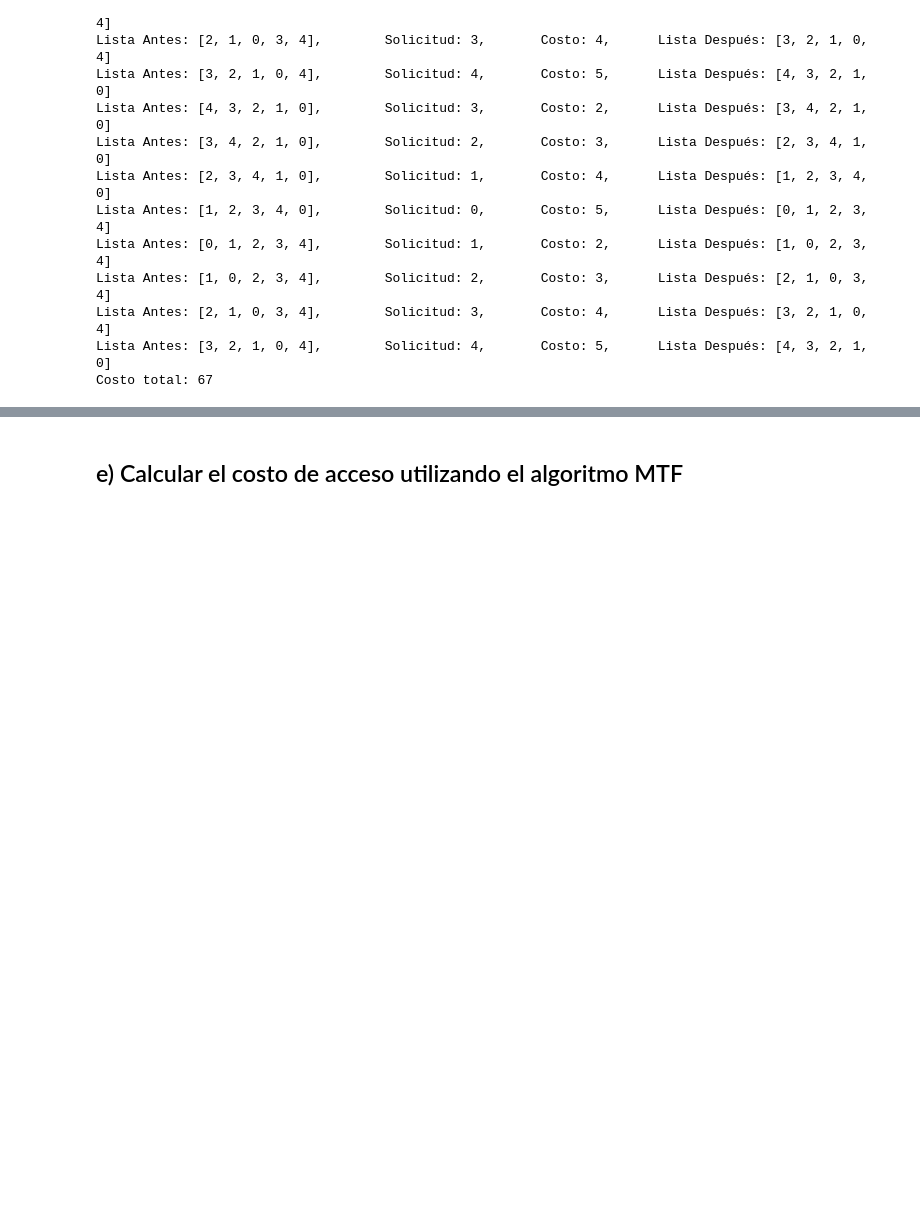
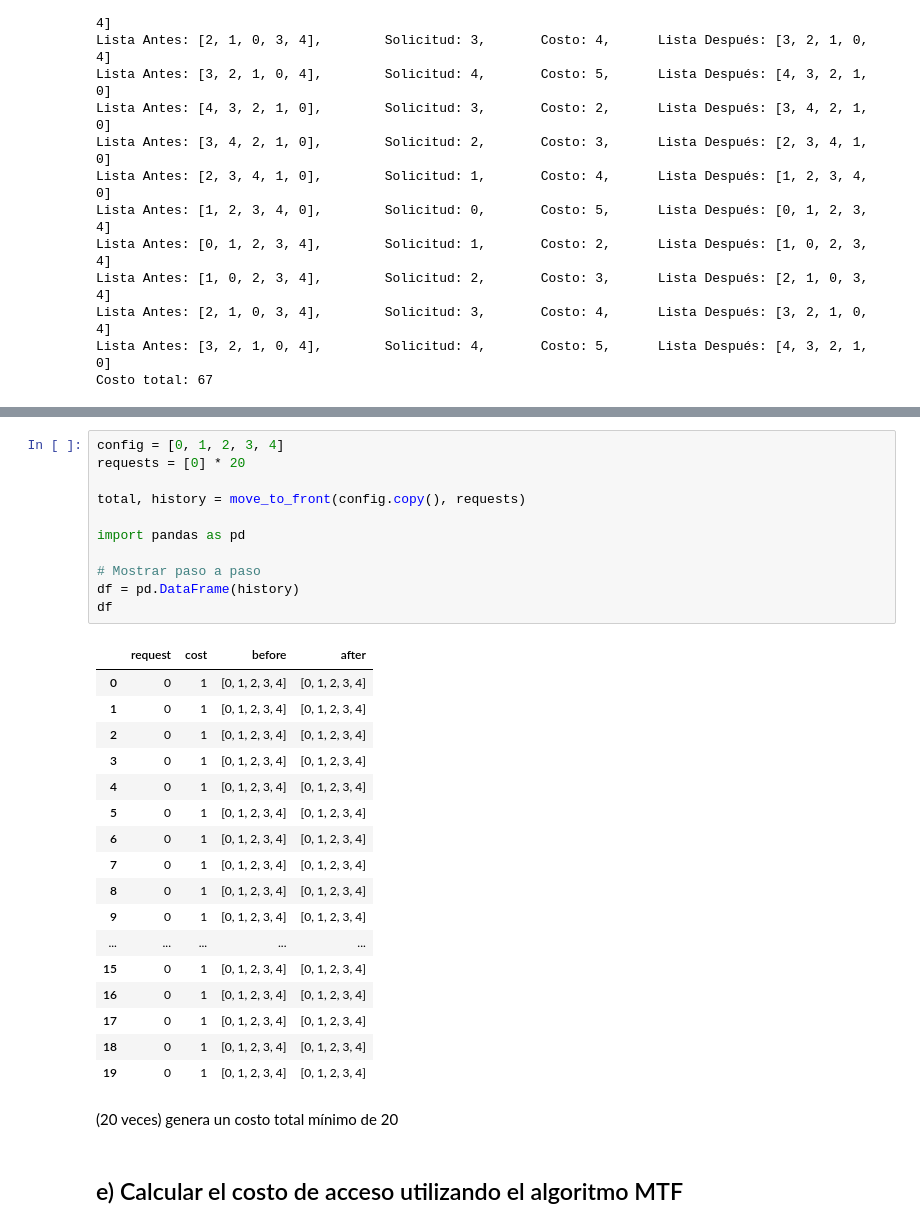
Before and after one commit to xtsebas/MTF-IMTF, a Jupyter notebook: Project.ipynb, the cells around one changed output, grey strips where cells are left out. Saved outputs shown, nothing was run; the diff lists cells and outputs as text; blank space fills up the shorter version.

```diff
--- a/Project.ipynb
+++ b/Project.ipynb
@@ -72,3 +74,34 @@ Costo total: 67
+# %%
+config = [0, 1, 2, 3, 4]
+requests = [0] * 20
+
+total, history = move_to_front(config.copy(), requests)
+
+import pandas as pd
+
+# Mostrar paso a paso
+df = pd.DataFrame(history)
+df
+# %% [output]
+|  | request | cost | before | after |
+| 0 | 0 | 1 | [0, 1, 2, 3, 4] | [0, 1, 2, 3, 4] |
+| 1 | 0 | 1 | [0, 1, 2, 3, 4] | [0, 1, 2, 3, 4] |
+| 2 | 0 | 1 | [0, 1, 2, 3, 4] | [0, 1, 2, 3, 4] |
+| 3 | 0 | 1 | [0, 1, 2, 3, 4] | [0, 1, 2, 3, 4] |
+| 4 | 0 | 1 | [0, 1, 2, 3, 4] | [0, 1, 2, 3, 4] |
+| 5 | 0 | 1 | [0, 1, 2, 3, 4] | [0, 1, 2, 3, 4] |
+| 6 | 0 | 1 | [0, 1, 2, 3, 4] | [0, 1, 2, 3, 4] |
+| 7 | 0 | 1 | [0, 1, 2, 3, 4] | [0, 1, 2, 3, 4] |
+| 8 | 0 | 1 | [0, 1, 2, 3, 4] | [0, 1, 2, 3, 4] |
+| 9 | 0 | 1 | [0, 1, 2, 3, 4] | [0, 1, 2, 3, 4] |
+| ... | ... | ... | ... | ... |
+| 15 | 0 | 1 | [0, 1, 2, 3, 4] | [0, 1, 2, 3, 4] |
+| 16 | 0 | 1 | [0, 1, 2, 3, 4] | [0, 1, 2, 3, 4] |
+| 17 | 0 | 1 | [0, 1, 2, 3, 4] | [0, 1, 2, 3, 4] |
+| 18 | 0 | 1 | [0, 1, 2, 3, 4] | [0, 1, 2, 3, 4] |
+| 19 | 0 | 1 | [0, 1, 2, 3, 4] | [0, 1, 2, 3, 4] |
+# %% [markdown]
+(20 veces) genera un costo total mínimo de 20
 # %% [markdown]
 ## e) Calcular el costo de acceso utilizando el algoritmo MTF
 # %%
```
Also changed, not shown: parts of 1 cell of this notebook.
